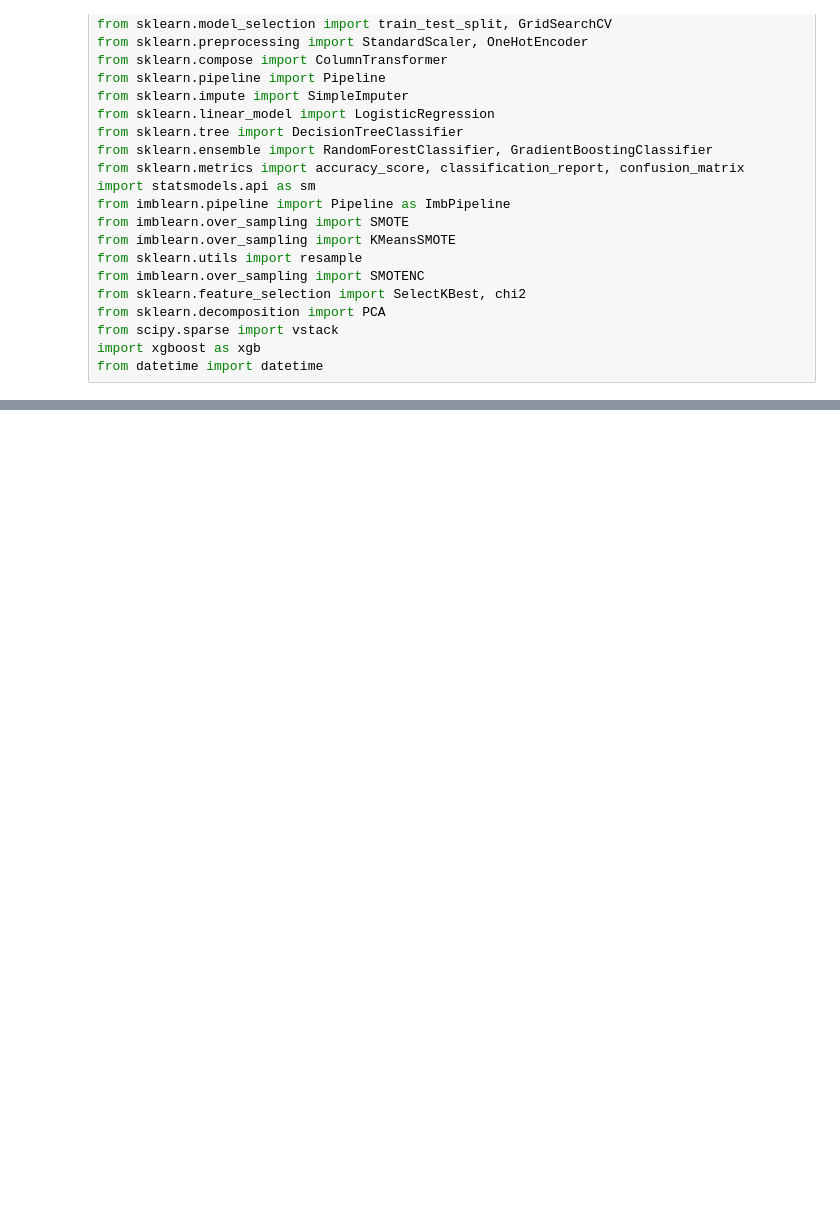
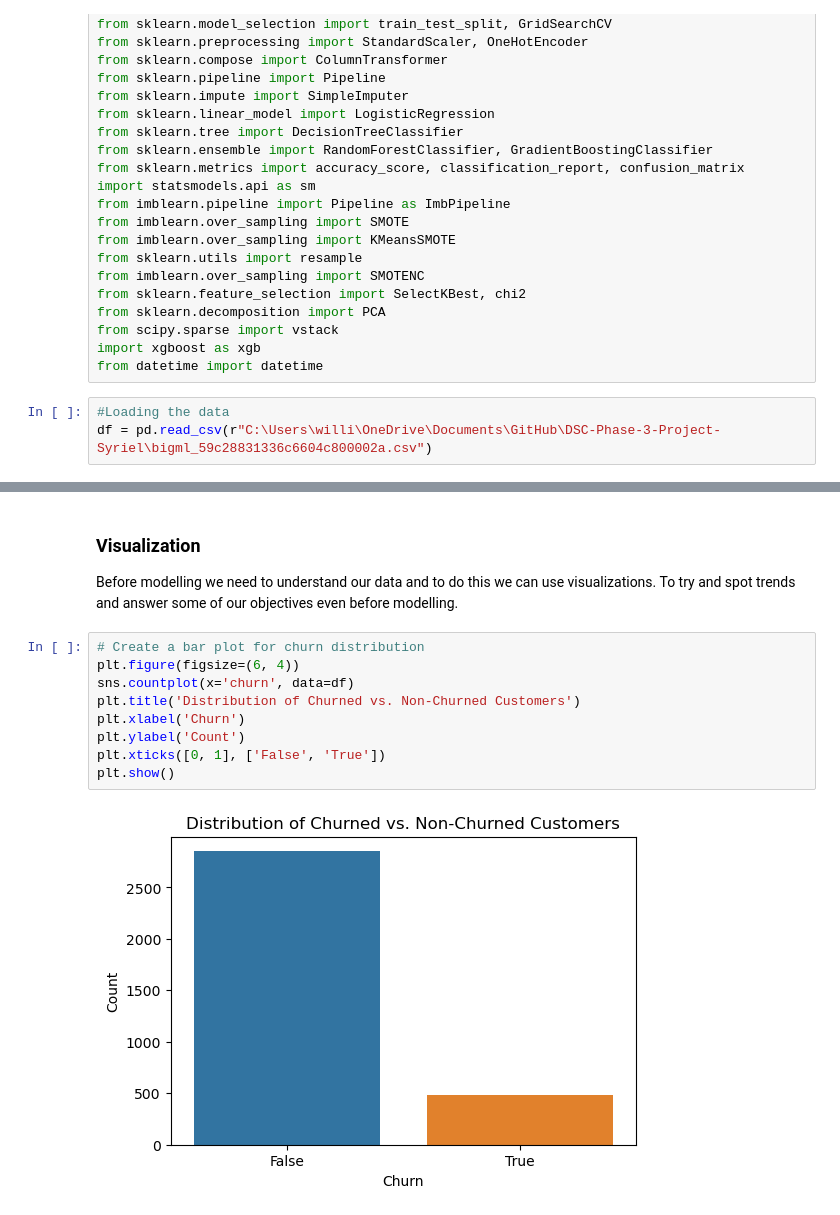
Before and after one commit to William-Itotia/Phase-3-DSC-SYR, a Jupyter notebook: ProjectSyr.ipynb, the cells around one changed output, grey strips where cells are left out. Cells and saved outputs as stored; diff of their text form; blank space fills up the shorter version.

```diff
--- a/ProjectSyr.ipynb
+++ b/ProjectSyr.ipynb
@@ -44,3 +44,6 @@ from sklearn.decomposition import PCA
 from scipy.sparse import vstack
 import xgboost as xgb
 from datetime import datetime
+# %%
+#Loading the data
+df = pd.read_csv(r"C:\Users\willi\OneDrive\Documents\GitHub\DSC-Phase-3-Project-Syriel\bigml_59c28831336c6604c800002a.csv")
@@ -46,0 +132,15 @@ from datetime import datetime
+# %% [markdown]
+### Visualization
+
+Before modelling we need to understand our data and to do this we can use visualizations. To try and spot trends and answer some of our objectives even before modelling.
+# %%
+# Create a bar plot for churn distribution
+plt.figure(figsize=(6, 4))
+sns.countplot(x='churn', data=df)
+plt.title('Distribution of Churned vs. Non-Churned Customers')
+plt.xlabel('Churn')
+plt.ylabel('Count')
+plt.xticks([0, 1], ['False', 'True'])
+plt.show()
+# %% [output]
+[figure, added]
```
Also changed, not shown: parts of 10 cells of this notebook.
